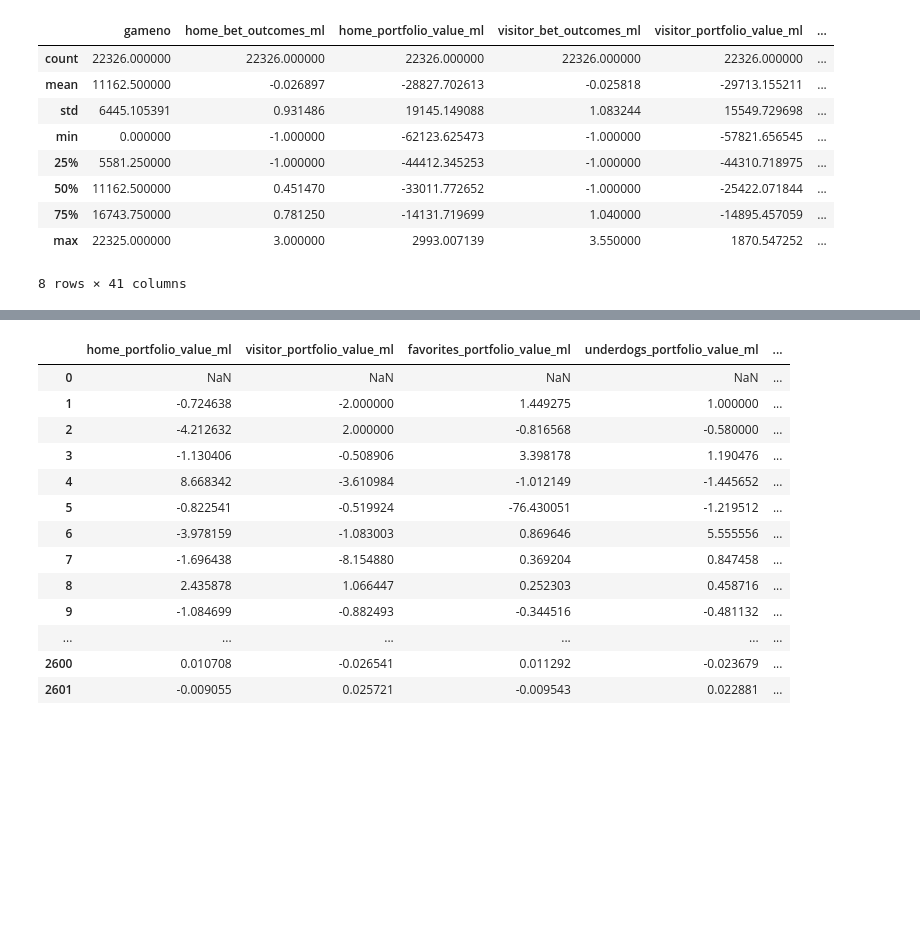
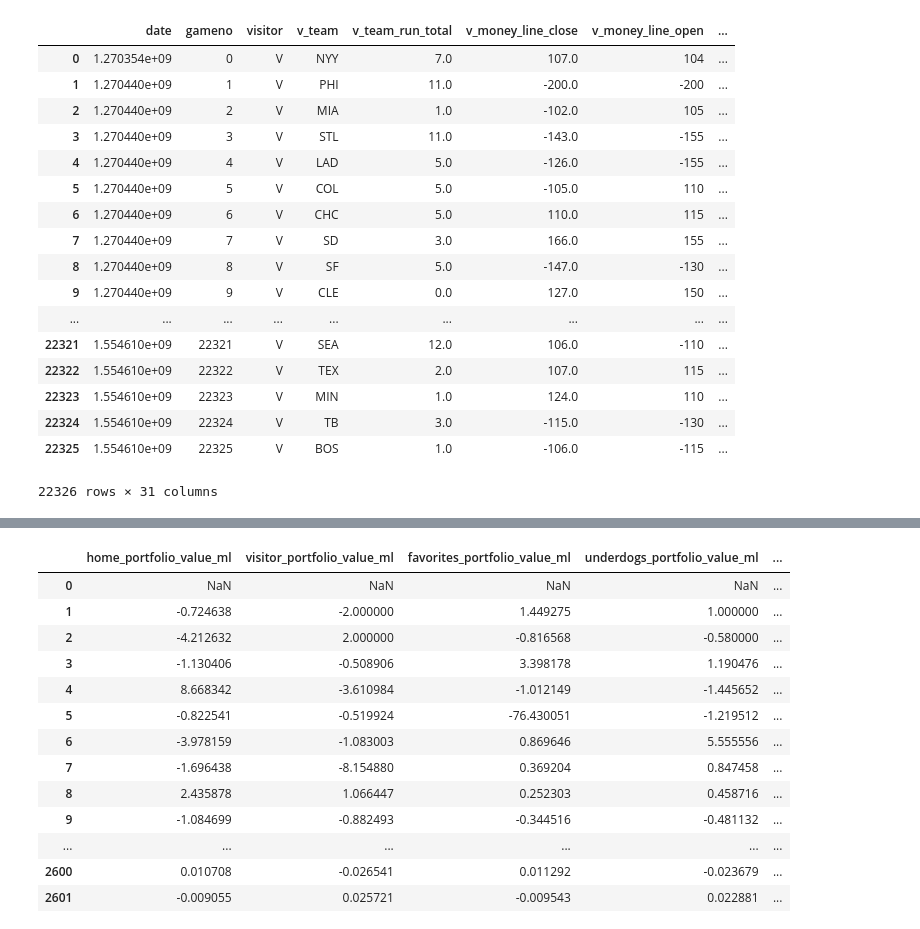
Before and after one commit to jacoblucas95/MLB-Betting-Strategies, a Jupyter notebook: portfolio_testing/Untitled.ipynb, the cells around one changed output, grey strips where cells are left out. Cells and saved outputs as stored; diff of their text form; code cells hidden in the pictures; blank space fills up the shorter version.

```diff
--- a/portfolio_testing/Untitled.ipynb
+++ b/portfolio_testing/Untitled.ipynb
@@ -4,15 +6,26 @@ import numpy as np
+# %%
+pd.set_option('display.max_columns', 100)
 # %%
 df = pd.read_pickle('portfolio.pickle')
-# %%
-df.describe()
-# %% [output]
-|  | gameno | home_bet_outcomes_ml | home_portfolio_value_ml | visitor_bet_outcomes_ml | visitor_portfolio_value_ml | ... |
-| count | 22326.000000 | 22326.000000 | 22326.000000 | 22326.000000 | 22326.000000 | ... |
-| mean | 11162.500000 | -0.026897 | -28827.702613 | -0.025818 | -29713.155211 | ... |
-| std | 6445.105391 | 0.931486 | 19145.149088 | 1.083244 | 15549.729698 | ... |
-| min | 0.000000 | -1.000000 | -62123.625473 | -1.000000 | -57821.656545 | ... |
-| 25% | 5581.250000 | -1.000000 | -44412.345253 | -1.000000 | -44310.718975 | ... |
-| 50% | 11162.500000 | 0.451470 | -33011.772652 | -1.000000 | -25422.071844 | ... |
-| 75% | 16743.750000 | 0.781250 | -14131.719699 | 1.040000 | -14895.457059 | ... |
-| max | 22325.000000 | 3.000000 | 2993.007139 | 3.550000 | 1870.547252 | ... |
-8 rows × 41 columns
+# %%
+df1 = pd.read_pickle('unix_dataset.pickle')
+df1
+# %% [output]
+|  | date | gameno | visitor | v_team | v_team_run_total | v_money_line_close | v_money_line_open | ... |
+| 0 | 1.270354e+09 | 0 | V | NYY | 7.0 | 107.0 | 104 | ... |
+| 1 | 1.270440e+09 | 1 | V | PHI | 11.0 | -200.0 | -200 | ... |
+| 2 | 1.270440e+09 | 2 | V | MIA | 1.0 | -102.0 | 105 | ... |
+| 3 | 1.270440e+09 | 3 | V | STL | 11.0 | -143.0 | -155 | ... |
+| 4 | 1.270440e+09 | 4 | V | LAD | 5.0 | -126.0 | -155 | ... |
+| 5 | 1.270440e+09 | 5 | V | COL | 5.0 | -105.0 | 110 | ... |
+| 6 | 1.270440e+09 | 6 | V | CHC | 5.0 | 110.0 | 115 | ... |
+| 7 | 1.270440e+09 | 7 | V | SD | 3.0 | 166.0 | 155 | ... |
+| 8 | 1.270440e+09 | 8 | V | SF | 5.0 | -147.0 | -130 | ... |
+| 9 | 1.270440e+09 | 9 | V | CLE | 0.0 | 127.0 | 150 | ... |
+| ... | ... | ... | ... | ... | ... | ... | ... | ... |
+| 22321 | 1.554610e+09 | 22321 | V | SEA | 12.0 | 106.0 | -110 | ... |
+| 22322 | 1.554610e+09 | 22322 | V | TEX | 2.0 | 107.0 | 115 | ... |
+| 22323 | 1.554610e+09 | 22323 | V | MIN | 1.0 | 124.0 | 110 | ... |
+| 22324 | 1.554610e+09 | 22324 | V | TB | 3.0 | -115.0 | -130 | ... |
+| 22325 | 1.554610e+09 | 22325 | V | BOS | 1.0 | -106.0 | -115 | ... |
+22326 rows × 31 columns
```
Also changed, not shown: parts of 6 cells of this notebook, 8 other files.
